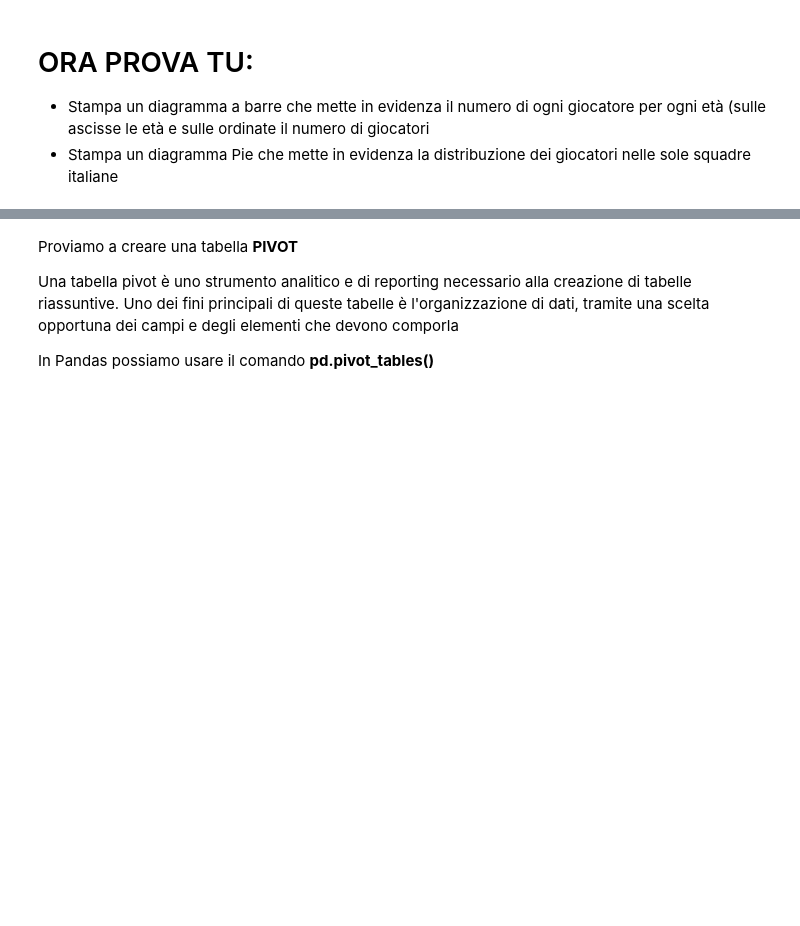
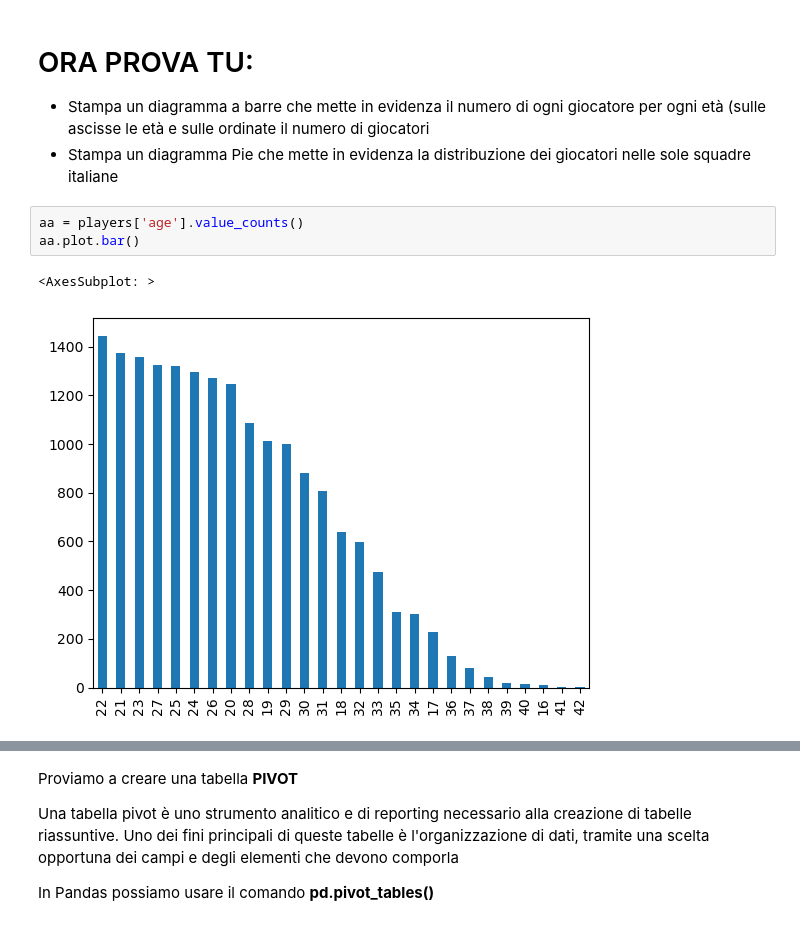
Before and after one commit to pal-dev-labs/Artificial-Intelligence-with-Python, a Jupyter notebook: 6-Pandas-part2.ipynb, the cells around one changed output, grey strips where cells are left out. Drawn from its saved outputs; the diff is of its cells as text; blank space fills up the shorter version.

```diff
--- a/6-Pandas-part2.ipynb
+++ b/6-Pandas-part2.ipynb
@@ -141,3 +222,9 @@ giocatori_nazione.plot.pie()
 # ORA PROVA TU:
 - Stampa un diagramma a barre che mette in evidenza il numero di ogni giocatore per ogni età (sulle ascisse le età e sulle ordinate il numero di giocatori
 - Stampa un diagramma Pie che mette in evidenza la distribuzione dei giocatori nelle sole squadre italiane
+# %%
+aa = players['age'].value_counts()
+aa.plot.bar()
+# %% [output]
+<AxesSubplot: >
+[figure, added]
```
Also changed, not shown: parts of 26 cells of this notebook, 2 other files.
